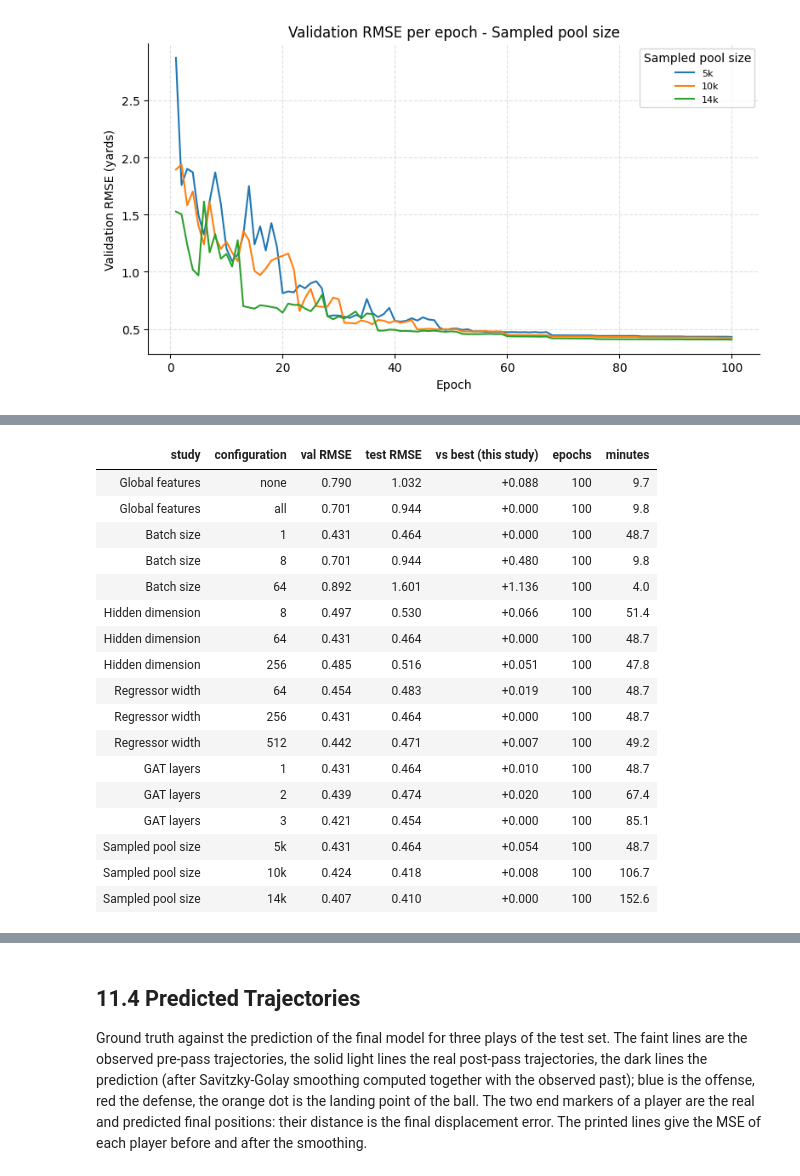
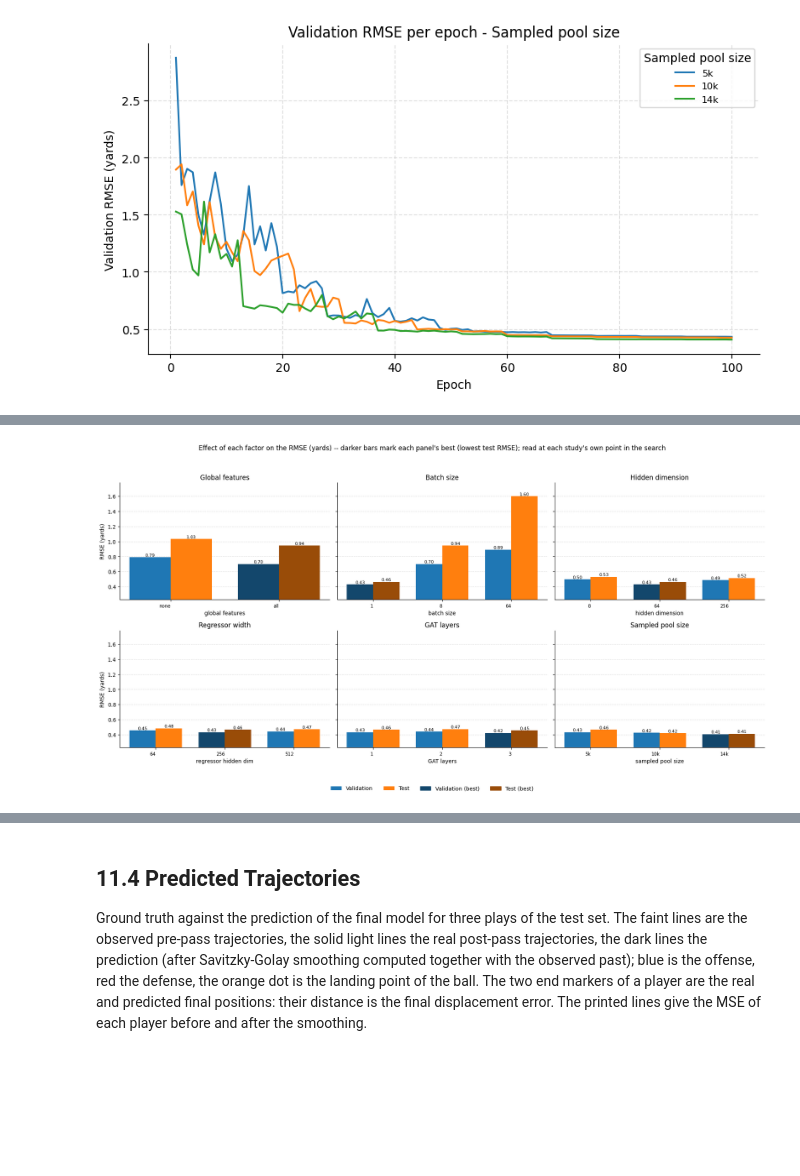
Before and after one commit to GioPonzu/NFL-BDB-26, a Jupyter notebook: nfl_2026_bdb_script_final_complete.ipynb, the cells around one changed output, grey strips where cells are left out. Cells and saved outputs as stored; diff of their text form; code cells hidden in the pictures; blank space fills up the shorter version.

```diff
--- a/nfl_2026_bdb_script_final_complete.ipynb
+++ b/nfl_2026_bdb_script_final_complete.ipynb
@@ -1225,21 +1206,4 @@ Columns: validation and test RMSE, the difference of the test RMSE from the (fin
 # %%
-show_summary_table(results, baseline= None)
+plot_ablations(results, baseline=None)
 # %% [output]
-| study | configuration | val RMSE | test RMSE | vs best (this study) | epochs | minutes |
-| Global features | none | 0.790 | 1.032 | +0.088 | 100 | 9.7 |
-| Global features | all | 0.701 | 0.944 | +0.000 | 100 | 9.8 |
-| Batch size | 1 | 0.431 | 0.464 | +0.000 | 100 | 48.7 |
-| Batch size | 8 | 0.701 | 0.944 | +0.480 | 100 | 9.8 |
-| Batch size | 64 | 0.892 | 1.601 | +1.136 | 100 | 4.0 |
-| Hidden dimension | 8 | 0.497 | 0.530 | +0.066 | 100 | 51.4 |
-| Hidden dimension | 64 | 0.431 | 0.464 | +0.000 | 100 | 48.7 |
-| Hidden dimension | 256 | 0.485 | 0.516 | +0.051 | 100 | 47.8 |
-| Regressor width | 64 | 0.454 | 0.483 | +0.019 | 100 | 48.7 |
-| Regressor width | 256 | 0.431 | 0.464 | +0.000 | 100 | 48.7 |
-| Regressor width | 512 | 0.442 | 0.471 | +0.007 | 100 | 49.2 |
-| GAT layers | 1 | 0.431 | 0.464 | +0.010 | 100 | 48.7 |
-| GAT layers | 2 | 0.439 | 0.474 | +0.020 | 100 | 67.4 |
-| GAT layers | 3 | 0.421 | 0.454 | +0.000 | 100 | 85.1 |
-| Sampled pool size | 5k | 0.431 | 0.464 | +0.054 | 100 | 48.7 |
-| Sampled pool size | 10k | 0.424 | 0.418 | +0.008 | 100 | 106.7 |
-| Sampled pool size | 14k | 0.407 | 0.410 | +0.000 | 100 | 152.6 |
+[figure, added]
```
Also changed, not shown: parts of 8 cells of this notebook.
